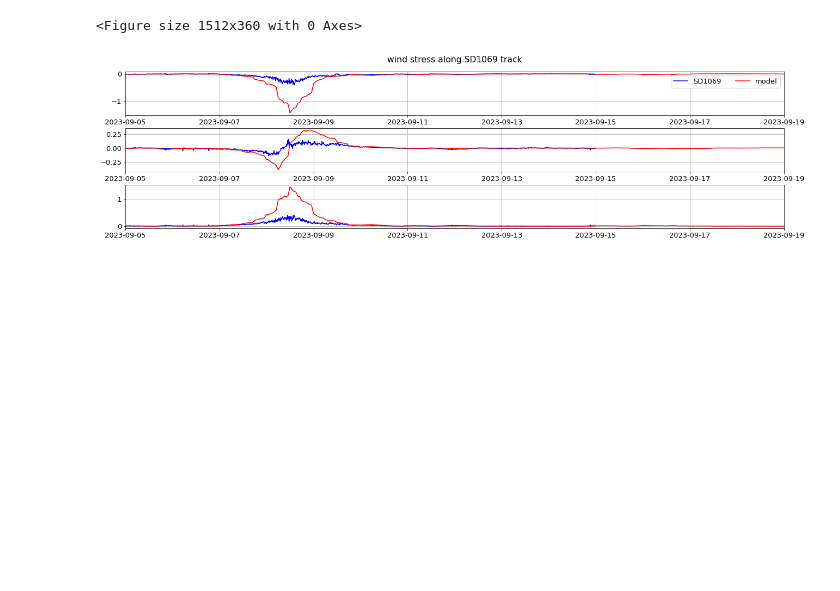
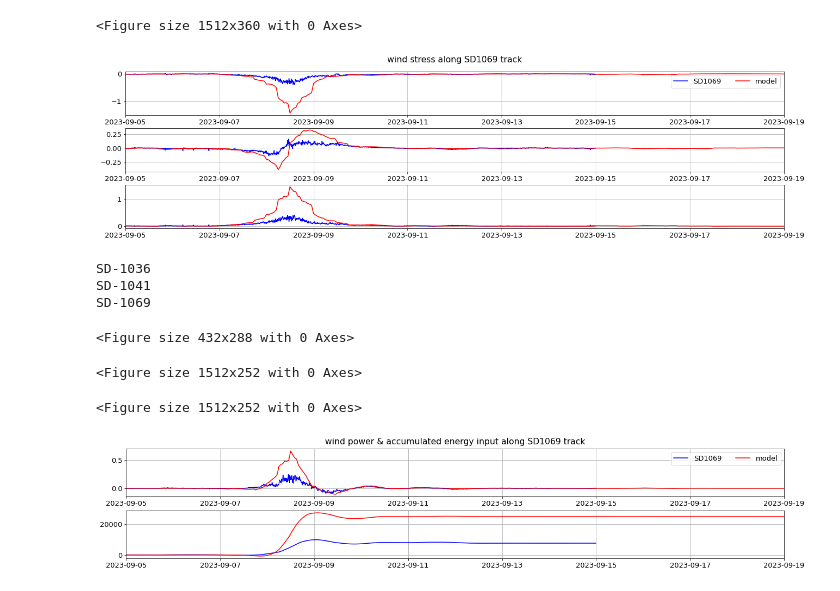
Before and after one commit to nanhsunchi/sd-ni-wp, a Jupyter notebook: HU_LEE/plot_timeseries_bp_vel.ipynb, the cells around one changed output. Cells and saved outputs as stored; diff of their text form; code cells hidden in the pictures; blank space fills up the shorter version.

Commit message:
compare SD vs. model (RTOFS) currents, test coare3.6 function, compute wp for HU LEE case

```diff
--- a/HU_LEE/plot_timeseries_bp_vel.ipynb
+++ b/HU_LEE/plot_timeseries_bp_vel.ipynb
@@ -149,6 +149,7 @@ dtime_plot = [datetime.datetime(int(year),9,5), datetime.datetime(int(year),9,19
 nrow = 3; ncol = 1
 taux_SDs_in_model = []
 tauy_SDs_in_model = []
+dtime_SDs_in_model = []
 platf_num_SD = []
 for i, file in enumerate( fnpos ):
     dataSD = np.genfromtxt(path_SD+'/'+file,dtype='float',delimiter=' ',skip_header=True)
@@ -164,6 +165,7 @@ for i, file in enumerate( fnpos ):
         ''' find collocated model values following SD '''
         taux_this_model = []
         tauy_this_model = []
+        dtime_this_model = []
         for t, dtime in enumerate( dtime_model ):
             ### find the corresponding time in dataSD
             irow_dataSD = np.argmin( np.abs(dtime_this_SD-dtime) )
@@ -173,9 +175,10 @@ for i, file in enumerate( fnpos ):
             ilat_model = np.argmin( np.abs(latitude_model-lat_irow_dataSD) )
             taux_this_model.append( -UFLX_AVE_model[t,ilat_model,ilon_model] )
             tauy_this_model.append( -VFLX_AVE_model[t,ilat_model,ilon_model] )
+            dtime_this_model.append( dtime )
         taux_SDs_in_model.append( taux_this_model )
         tauy_SDs_in_model.append( tauy_this_model )
-
+        dtime_SDs_in_model.append( dtime_this_model )
         ''' plot bandpass velocity '''
         plt.clf()
         plt.rcParams.update({'font.size': 13})
@@ -214,3 +217,68 @@ SD-1069
 <Figure size 1512x360 with 0 Axes>
 <Figure size 1512x360 with 0 Axes>
 [figure]
+# %%
+''' compute wind power & accumulated energy along SD tracks '''
+dtime_plot = [datetime.datetime(int(year),9,5), datetime.datetime(int(year),9,19)]
+''' plot settings '''
+nrow = 2; ncol = 1
+wp_SDs_in_model = []
+energy_SDs_in_model = []
+platf_num_SD = []
+for i, file in enumerate( fnpos ):
+    dataSD = np.genfromtxt(path_SD+'/'+file,dtype='float',delimiter=' ',skip_header=True)
+    ''' find the platf number of this SD '''
+    id = file.find('-SD')
+    platf_num_SD.append(file[id+3:id+7])
+    dtime_this_SD = np.array( [datetime.datetime.fromtimestamp(dataSD[i,0]) for i in range(dataSD.shape[0])] )
+    itSD = np.where( (dtime_this_SD>= dtime_plot[0]) & (dtime_this_SD< dtime_plot[1]) )[0]
+    if len(itSD) == 0:
+        print('No SD-'+platf_num_SD[-1],' data for',dtime_plot[0],'-',dtime_plot[1])
+    else:
+        print('SD-'+platf_num_SD[-1])
+        ''' compute wind power & accumulated energy following SD '''
+        dtime_this_model = dtime_SDs_in_model[i]
+        timestamp_this_model = np.array([dtime.timestamp() for t, dtime in enumerate(dtime_this_model)])
+        wp_this_model = np.multiply( np.array(taux_SDs_in_model[i]),0.01*np.array(ubp_SDs_in_model[i])) + \
+            np.multiply( np.array(tauy_SDs_in_model[i]),0.01*np.array(vbp_SDs_in_model[i]) )
+        energy_input_this_model = np.nan*np.ones( (len(timestamp_this_model),) )
+        for t in range( len(timestamp_this_model) ):
+            nan_mask = ~np.isnan( wp_this_model )
+            y_clean = wp_this_model[nan_mask]
+            x_clean = timestamp_this_model[nan_mask]
+            energy_input_this_model[t] = np.trapz(y_clean[:t],x_clean[:t])
+        wp_SDs_in_model.append( wp_this_model )
+        energy_SDs_in_model.append( energy_input_this_model )
+
+        ''' plot '''
+        plt.clf()
+        plt.rcParams.update({'font.size': 13})
+        fig, ax = plt.subplots(nrows=nrow,ncols=ncol)
+        plt.gcf().set_size_inches(21, 3.5)
+        ''' wind power (W/m^2) '''
+        plt.subplot(nrow,ncol,1)
+        plt.plot(dtime_this_SD, dataSD[:,9],color='b',label='SD'+platf_num_SD[-1])
+        plt.plot(dtime_this_model, wp_this_model, color='r',label='model')
+        ''' energy input (J/m^2) '''
+        plt.subplot(nrow,ncol,2)
+        plt.plot(dtime_this_SD, dataSD[:,10],color='b')
+        plt.plot(dtime_this_model, energy_input_this_model, color='r')
+        for p in range(nrow):
+            plt.subplot(nrow,ncol,p+1)
+            plt.xlim(dtime_plot)
+            plt.grid()
+            if p == 0:
+                plt.legend(ncol=2,loc='best')
+        ''' save figure '''
+        plt.suptitle('wind power & accumulated energy input along SD'+platf_num_SD[-1]+' track')
+        plt.subplots_adjust(left=0.1,bottom=0.1,right=0.9,top=0.9,wspace=0.1,hspace=0.3)
+        plt.savefig('timeseries_wp_energy_model_SD'+platf_num_SD[-1]+'.png',dpi=400,bbox_inches='tight')
+        # break
+# %% [output]
+SD-1036
+SD-1041
+SD-1069
+<Figure size 432x288 with 0 Axes>
+<Figure size 1512x252 with 0 Axes>
+<Figure size 1512x252 with 0 Axes>
+[figure, added]
```
Also changed, not shown: parts of 1 cell of this notebook, 31 other files.
